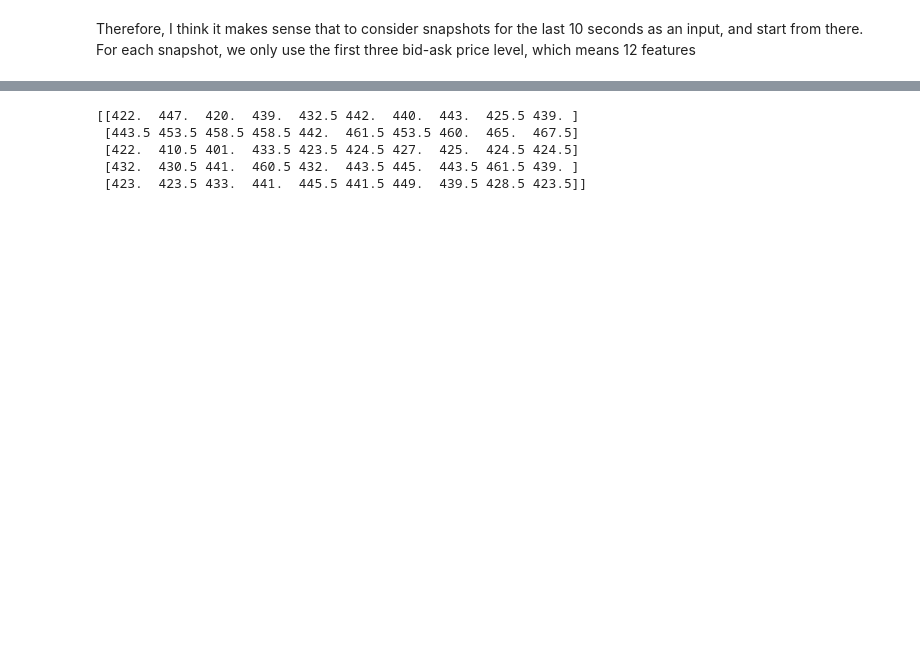
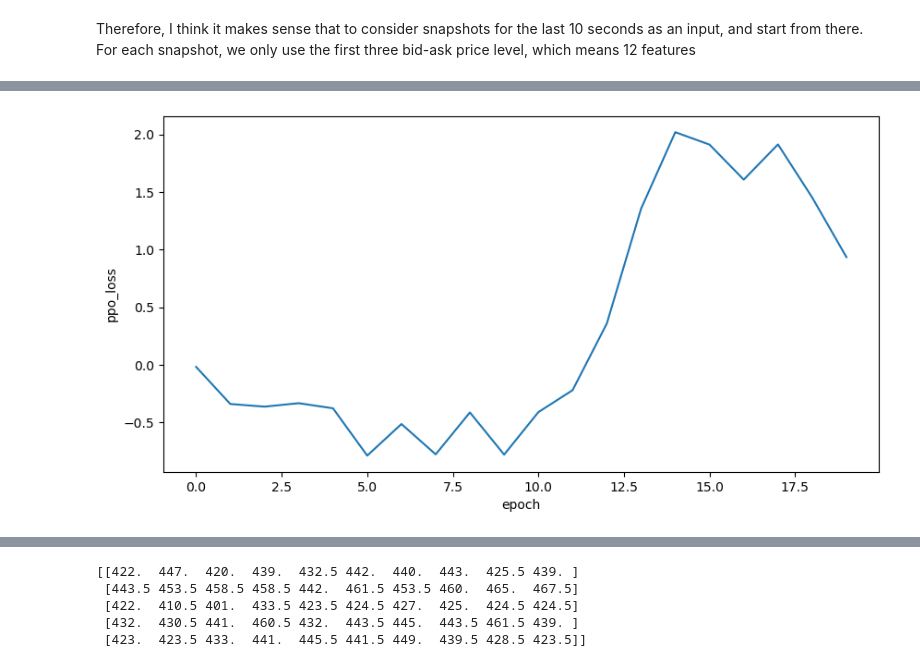
Before and after one commit to Zhou-spec/Futures-Trading, a Jupyter notebook: basic_RL_model_optimized.ipynb, the cells around one changed output, grey strips where cells are left out. Drawn from its saved outputs; the diff is of its cells as text; code cells hidden in the pictures; blank space fills up the shorter version.

```diff
--- a/basic_RL_model_optimized.ipynb
+++ b/basic_RL_model_optimized.ipynb
@@ -259,23 +239,42 @@ value_network = torch.compile(value_network)
 policy_optimizer = optim.Adam(policy_network.parameters(), lr=0.05)
 value_optimizer = optim.Adam(value_network.parameters(), lr=0.05)
 # %%
-num_iter = 5
+num_iter = 20
 # num_iter this is the number of times that we improve the policy
 # batch_size is the number of trajectories used of computing ppo loss
 # epoch is the number of trains for ppo updates
-torch._dynamo.config.suppress_errors = True
+#torch._dynamo.config.suppress_errors = True
 wealth_records = []
+value_losses = []
+ppo = []
+
 for iteration in range(num_iter):
-    train_value_network(value_network, policy_network, train_data, value_optimizer, 0.9)
+    print("iteration: ", iteration)
+    value_loss = train_value_network(value_network, policy_network, train_data, value_optimizer, 0.9, epochs = 1)
+
+    value_losses += value_loss
+
     new_policy_network = Network(3, activation = nn.Softmax()).to(device)
+    new_policy_network.load_state_dict(policy_network.state_dict(), strict=False)
     new_policy_network = nn.DataParallel(new_policy_network)
     new_policy_optimizer = optim.Adam(new_policy_network.parameters(), lr = 0.05)
-    ppo_train(new_policy_network, policy_network, value_network, new_policy_optimizer, train_data, batch_size = 5, epochs = 20, epsilon = 0.2, gamma = 0.99)
+
+    ppo_train(new_policy_network, policy_network, value_network, new_policy_optimizer, train_data, batch_size = 1, epochs = 1, epsilon = 0.1, gamma = 0.99)
     policy_network = new_policy_network
 
-    w = wealth_dist(10, policy_network, train_data)
-    wealth_record = []
-    for r in w:
-        wealth_record.append(r.item())
-    wealth_records.append(wealth_record)
+    print('this is value loss')
+    print(value_losses[-1])
+
+    loss = ppo_loss(policy_network, oldest_policy_network, value_network, train_data, 1, epsilon=0.2, gamma = 0.99)
+    ppo.append(loss.item())
+    print('this is ppo loss')
+    print(ppo[-1])
+
+    #print('this is ppo loss')
+    #print(ppo_losses[-1])
+    #w = wealth_dist(3, policy_network, train_data)
+    #wealth_record = []
+    #for r in w:
+        #wealth_record.append(r.item())
+    #wealth_records.append(wealth_record)
 # %% [output]
@@ -328,0 +290,8 @@ ppo epoch:  19 ppo loss:  -5.6770524978637695
+# %%
+plt.figure(figsize=(10, 5))
+plt.plot(np.arange(len(ppo)), ppo)
+plt.ylabel('ppo_loss')
+plt.xlabel('epoch')
+plt.show()
+# %% [output]
+[figure, added]
```
Also changed, not shown: parts of 8 cells of this notebook, 1 other file.
